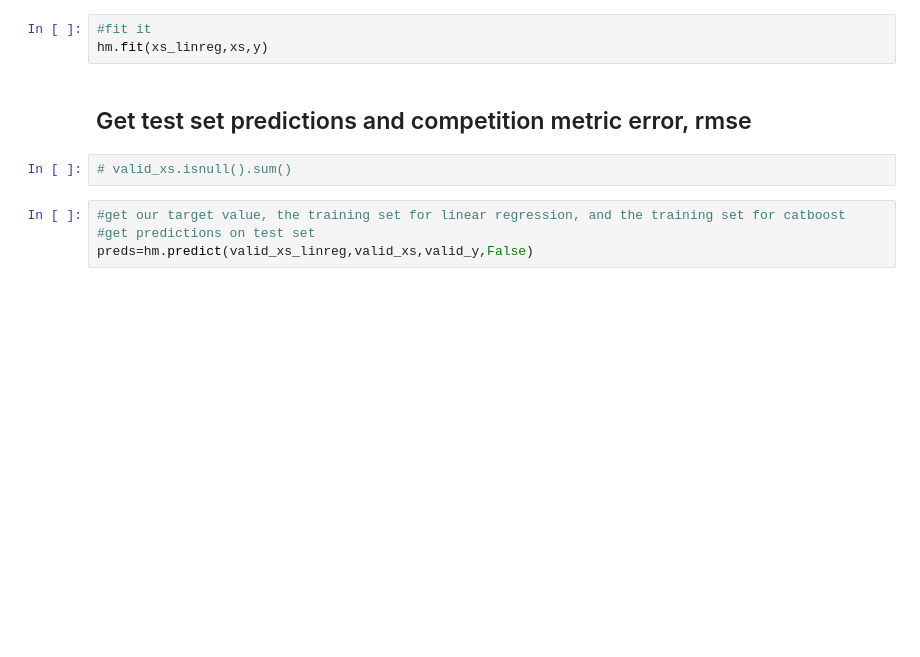
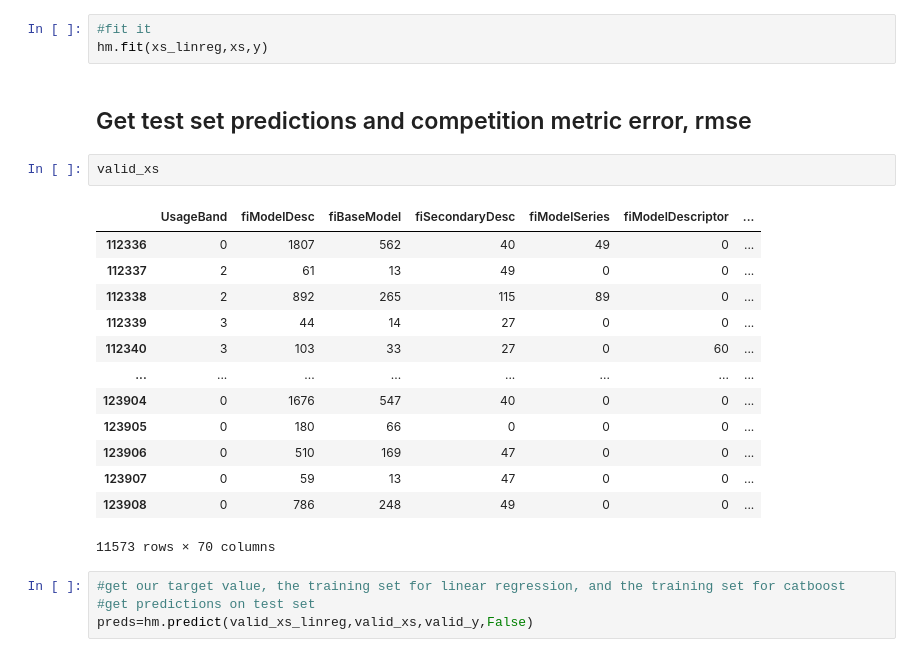
Before and after one commit to CNUClasses/DATA301_CODE, a Jupyter notebook: homework/bigiron-pipeline.ipynb, the cells around one changed output. Cells and saved outputs as stored; diff of their text form; blank space fills up the shorter version.

```diff
--- a/homework/bigiron-pipeline.ipynb
+++ b/homework/bigiron-pipeline.ipynb
@@ -812,8 +793,22 @@ hm=ut.BoostedHybrid(model_1 = linear_model.LinearRegression(), model_2=CatBoostR
 hm.fit(xs_linreg,xs,y)
 # %% [markdown]
 ## Get test set predictions and competition metric error, rmse
-# %%
-# valid_xs.isnull().sum()
+# %%
+valid_xs
+# %% [output]
+|  | UsageBand | fiModelDesc | fiBaseModel | fiSecondaryDesc | fiModelSeries | fiModelDescriptor | ... |
+| 112336 | 0 | 1807 | 562 | 40 | 49 | 0 | ... |
+| 112337 | 2 | 61 | 13 | 49 | 0 | 0 | ... |
+| 112338 | 2 | 892 | 265 | 115 | 89 | 0 | ... |
+| 112339 | 3 | 44 | 14 | 27 | 0 | 0 | ... |
+| 112340 | 3 | 103 | 33 | 27 | 0 | 60 | ... |
+| ... | ... | ... | ... | ... | ... | ... | ... |
+| 123904 | 0 | 1676 | 547 | 40 | 0 | 0 | ... |
+| 123905 | 0 | 180 | 66 | 0 | 0 | 0 | ... |
+| 123906 | 0 | 510 | 169 | 47 | 0 | 0 | ... |
+| 123907 | 0 | 59 | 13 | 47 | 0 | 0 | ... |
+| 123908 | 0 | 786 | 248 | 49 | 0 | 0 | ... |
+11573 rows × 70 columns
 # %%
 #get our target value, the training set for linear regression, and the training set for catboost
 #get predictions on test set
```
Also changed, not shown: parts of 31 cells of this notebook.
